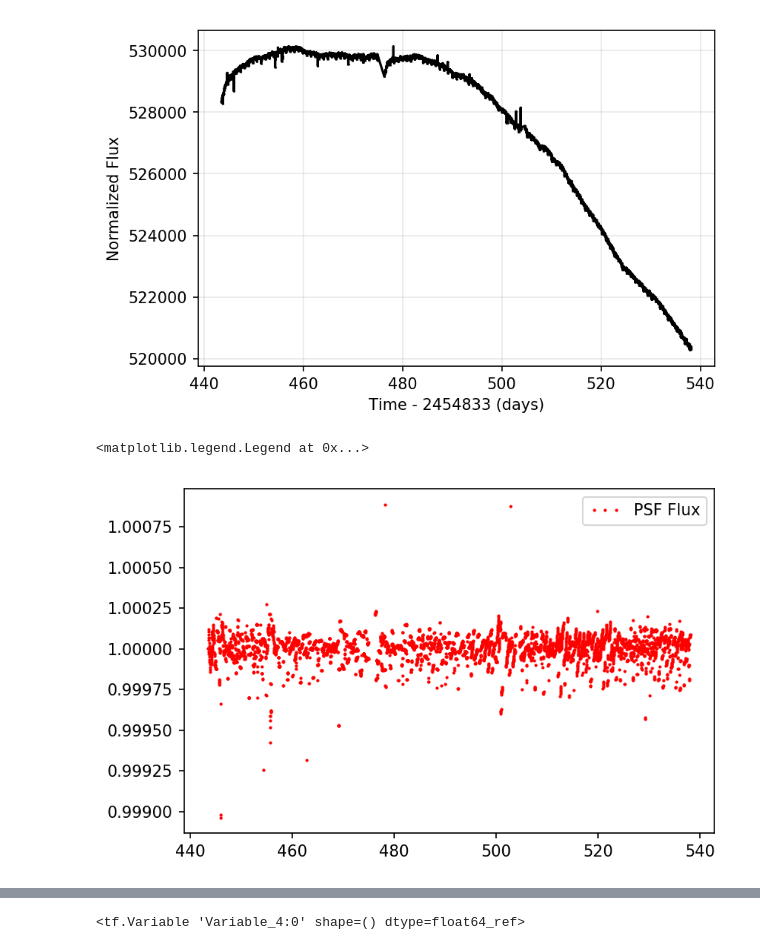
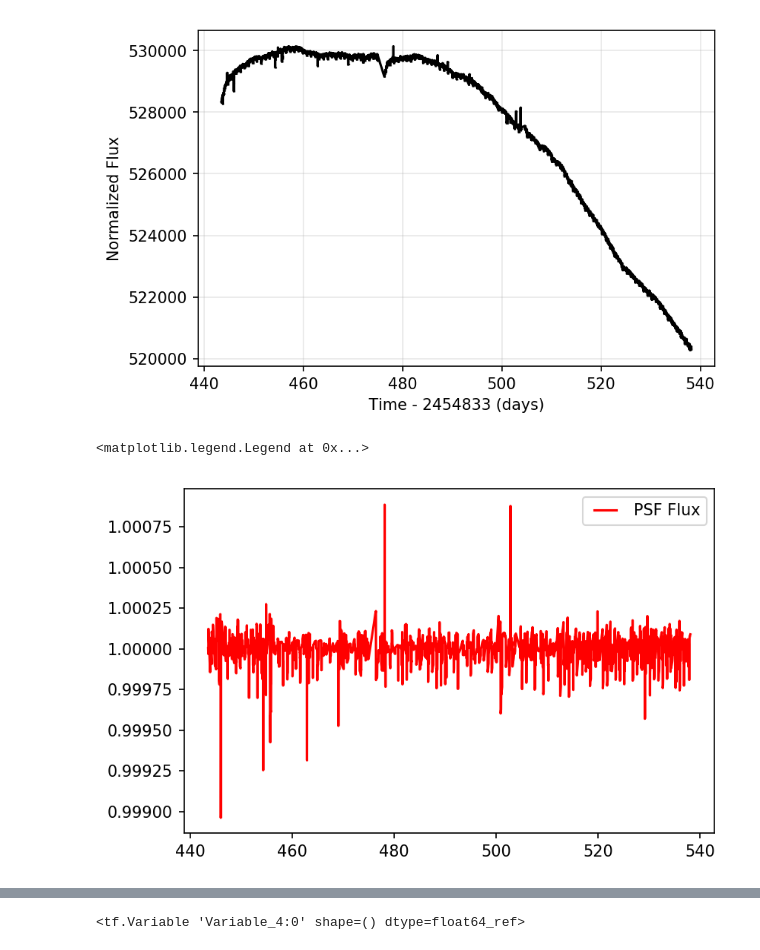
Before and after one commit to mirca/vaneska, a Jupyter notebook: interp_grad_demo.ipynb, the cells around one changed output, grey strips where cells are left out. Drawn from its saved outputs; the diff is of its cells as text; code cells hidden in the pictures.

```diff
--- a/interp_grad_demo.ipynb
+++ b/interp_grad_demo.ipynb
@@ -29,10 +47,10 @@ tpf.plot()
 # %%
 prf = KeplerPRF(channel=tpf.channel, shape=tpf.shape[1:], column=tpf.column, row=tpf.row)
 # %%
-flux = tf.Variable(3e5, dtype=tf.float64)
-xc = tf.Variable(tpf.column + 4., dtype=tf.float64)
-yc = tf.Variable(tpf.row + 4., dtype=tf.float64)
-bkg = tf.Variable(1e4, dtype=tf.float64)
+flux = tf.Variable(547055, dtype=tf.float64)
+xc = tf.Variable(659.87, dtype=tf.float64)
+yc = tf.Variable(250.74, dtype=tf.float64)
+bkg = tf.Variable(212.52, dtype=tf.float64)
 # %%
 var_list = [flux, xc, yc, bkg]
 # %%
@@ -64,3 +82,5 @@ data = tf.placeholder(dtype=tf.float64, shape=tpf.flux[0].shape)
 loss = tf.reduce_sum(tf.subtract(model, tf.multiply(data, tf.log(model))))
 # %%
 grad = tf.gradients(loss, var_list)
+# %%
+sess.run(grad, feed_dict={data:tpf.flux[0] + tpf.flux_bkg[0]})
@@ -67,12 +92,16 @@ grad = tf.gradients(loss, var_list)
 # %%
-optimizer = tf.contrib.opt.ScipyOptimizerInterface(loss, var_list, method='TNC')
+optimizer = tf.contrib.opt.ScipyOptimizerInterface(loss, var_list, method='powell')
 # %%
 import tqdm
 # %%
 psf_flux = []
+psf_xc = []
+psf_yc = []
 for n in tqdm.tqdm(range(len(tpf.time))):
     optimizer.minimize(session=sess, feed_dict={data:tpf.flux[n] + tpf.flux_bkg[n]})
     psf_flux.append(sess.run(flux))
+    psf_xc.append(sess.run(xc))
+    psf_yc.append(sess.run(yc))
     print(sess.run(grad, feed_dict={data:tpf.flux[n] + tpf.flux_bkg[n]}))
 # %% [output]
 INFO:tensorflow:Optimization terminated with:
@@ -226,9 +205,9 @@ lc_psf = LightCurve(tpf.time, psf_flux).flatten()
 # %%
 lc = tpf.to_lightcurve().flatten()
 # %%
-plt.plot(lc_psf.time, lc_psf.flux, 'ro', markersize=1, label='PSF Flux')
+plt.plot(lc_psf.time, lc_psf.flux, 'r', markersize=1, label='PSF Flux')
 #plt.plot(lc.time, lc.flux, 'ko', markersize=1, label='Aperture Flux')
 plt.legend(numpoints=3)
 # %% [output]
 <matplotlib.legend.Legend at 0x...>
-[figure, old version]
+[figure, new version]
```
Also changed, not shown: parts of 13 cells of this notebook.
